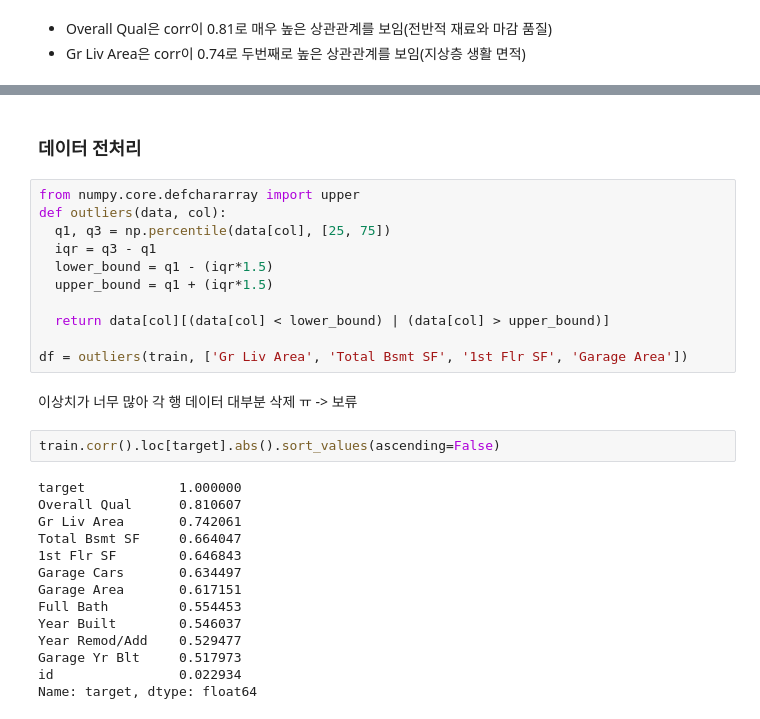
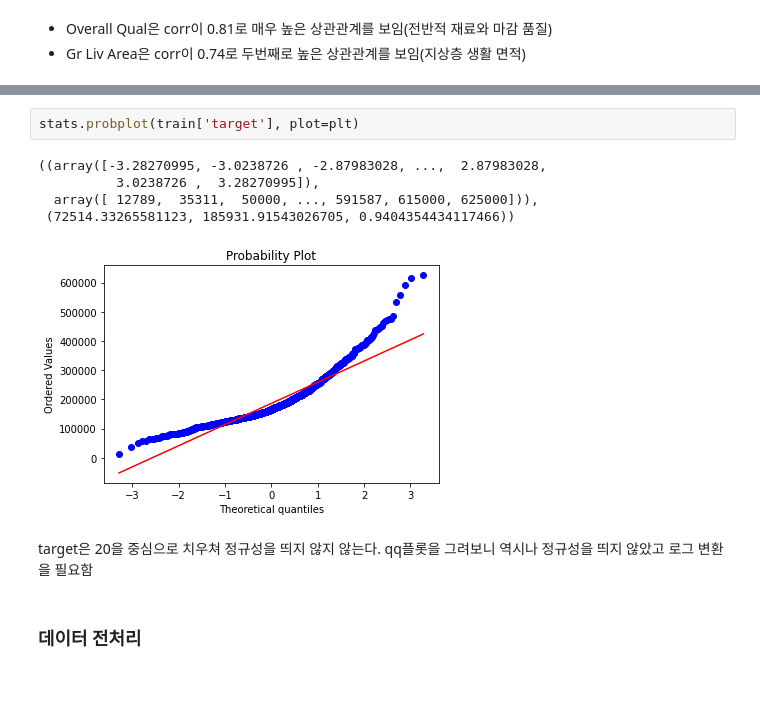
Before and after one commit to JJungEEun/dacon, a Jupyter notebook: 집값예측경진대회/집값예측경진대회.ipynb, the cells around one changed output, grey strips where cells are left out. Cells and saved outputs as stored; diff of their text form; blank space fills up the shorter version.

```diff
--- a/집값예측경진대회/집값예측경진대회.ipynb
+++ b/집값예측경진대회/집값예측경진대회.ipynb
@@ -209,31 +286,12 @@ exter qual(외관 재료 품질), kitchenQual(부억 품질), BsmtQual(지하실
+# %%
+stats.probplot(train['target'], plot=plt)
+# %% [output]
+((array([-3.28270995, -3.0238726 , -2.87983028, ...,  2.87983028,
+          3.0238726 ,  3.28270995]),
+  array([ 12789,  35311,  50000, ..., 591587, 615000, 625000])),
+ (72514.33265581123, 185931.91543026705, 0.9404354434117466))
+[figure, added]
+# %% [markdown]
+target은 20을 중심으로 치우쳐 정규성을 띄지 않지 않는다. qq플롯을 그려보니 역시나 정규성을 띄지 않았고 로그 변환을 필요함
 # %% [markdown]
 ### 데이터 전처리
-# %%
-from numpy.core.defchararray import upper
-def outliers(data, col):
-  q1, q3 = np.percentile(data[col], [25, 75])
-  iqr = q3 - q1
-  lower_bound = q1 - (iqr*1.5)
-  upper_bound = q1 + (iqr*1.5)
-
-  return data[col][(data[col] < lower_bound) | (data[col] > upper_bound)]
-
-df = outliers(train, ['Gr Liv Area', 'Total Bsmt SF', '1st Flr SF', 'Garage Area'])
-# %% [markdown]
-이상치가 너무 많아 각 행 데이터 대부분 삭제 ㅠ -> 보류
-# %%
-train.corr().loc[target].abs().sort_values(ascending=False)
-# %% [output]
-target            1.000000
-Overall Qual      0.810607
-Gr Liv Area       0.742061
-Total Bsmt SF     0.664047
-1st Flr SF        0.646843
-Garage Cars       0.634497
-Garage Area       0.617151
-Full Bath         0.554453
-Year Built        0.546037
-Year Remod/Add    0.529477
-Garage Yr Blt     0.517973
-id                0.022934
-Name: target, dtype: float64
```
Also changed, not shown: parts of 61 cells of this notebook.
